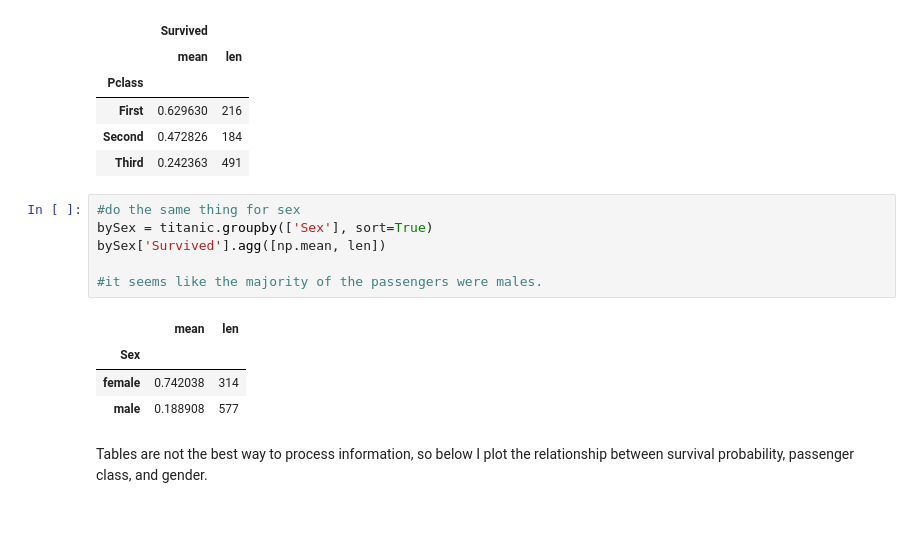
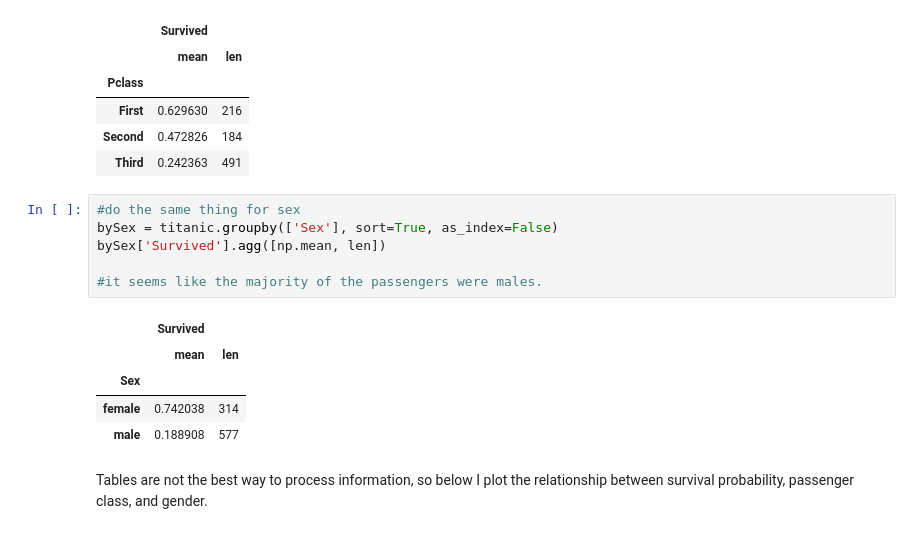
Before and after one commit to stasSajin/Project2Titanic, a Jupyter notebook: Project2Udacity.ipynb, the cells around one changed output. Drawn from its saved outputs; the diff is of its cells as text.

```diff
--- a/Project2Udacity.ipynb
+++ b/Project2Udacity.ipynb
@@ -134,11 +135,12 @@ byClass['Survived'].agg([np.mean, len])
 | Third | 0.242363 | 491 |
 # %%
 #do the same thing for sex
-bySex = titanic.groupby(['Sex'], sort=True)
+bySex = titanic.groupby(['Sex'], sort=True, as_index=False)
 bySex['Survived'].agg([np.mean, len])
 
 #it seems like the majority of the passengers were males.
 # %% [output]
+|  | Survived |  |
 |  | mean | len |
 | Sex |  |  |
 | female | 0.742038 | 314 |
```
Also changed, not shown: parts of 8 cells of this notebook.
